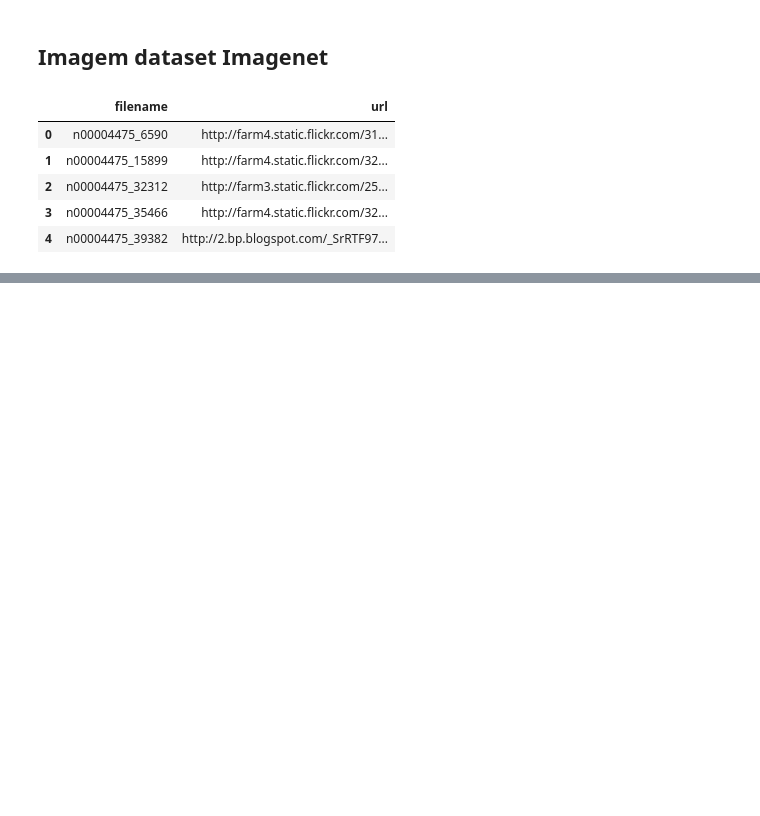
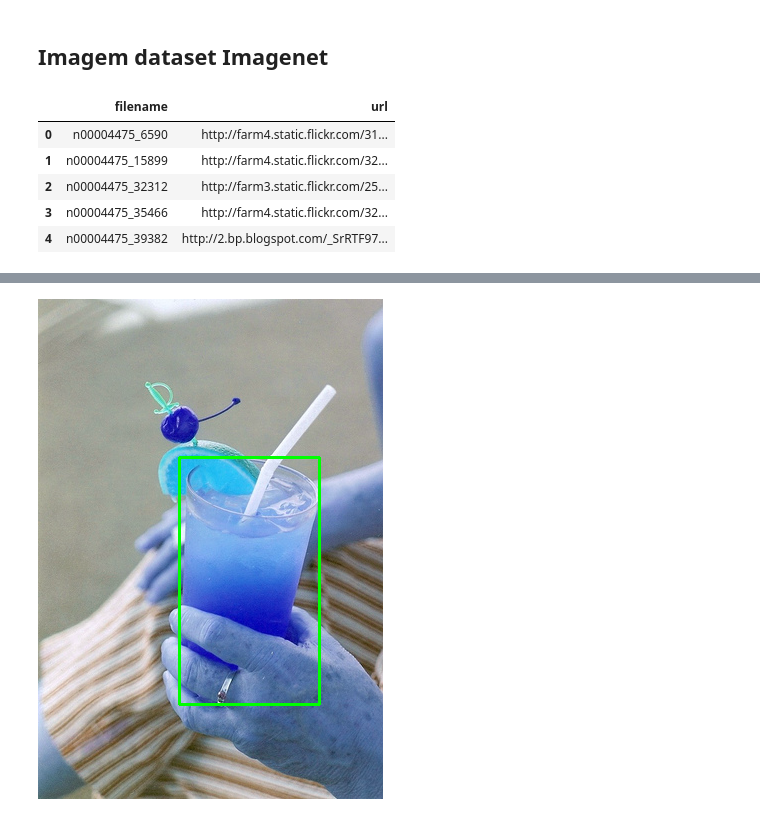
Before and after one commit to ramonsilvanet/trabalhando_com_imagens, a Jupyter notebook: Bounding Boxes - Example.ipynb, the cells around one changed output, grey strips where cells are left out. Saved outputs shown, nothing was run; the diff lists cells and outputs as text; code cells hidden in the pictures; blank space fills up the shorter version.

```diff
--- a/Bounding Boxes - Example.ipynb
+++ b/Bounding Boxes - Example.ipynb
@@ -79,0 +46,4 @@ Image.fromarray(img)
+# %%
+load_image_with_bounding_boxes("images/362520394_8dbef23d2b.jpg", "annotations/n07881800/n07881800_26165.xml")
+# %% [output]
+[figure, added]
```
Also changed, not shown: parts of 11 cells of this notebook, 2 other files.
